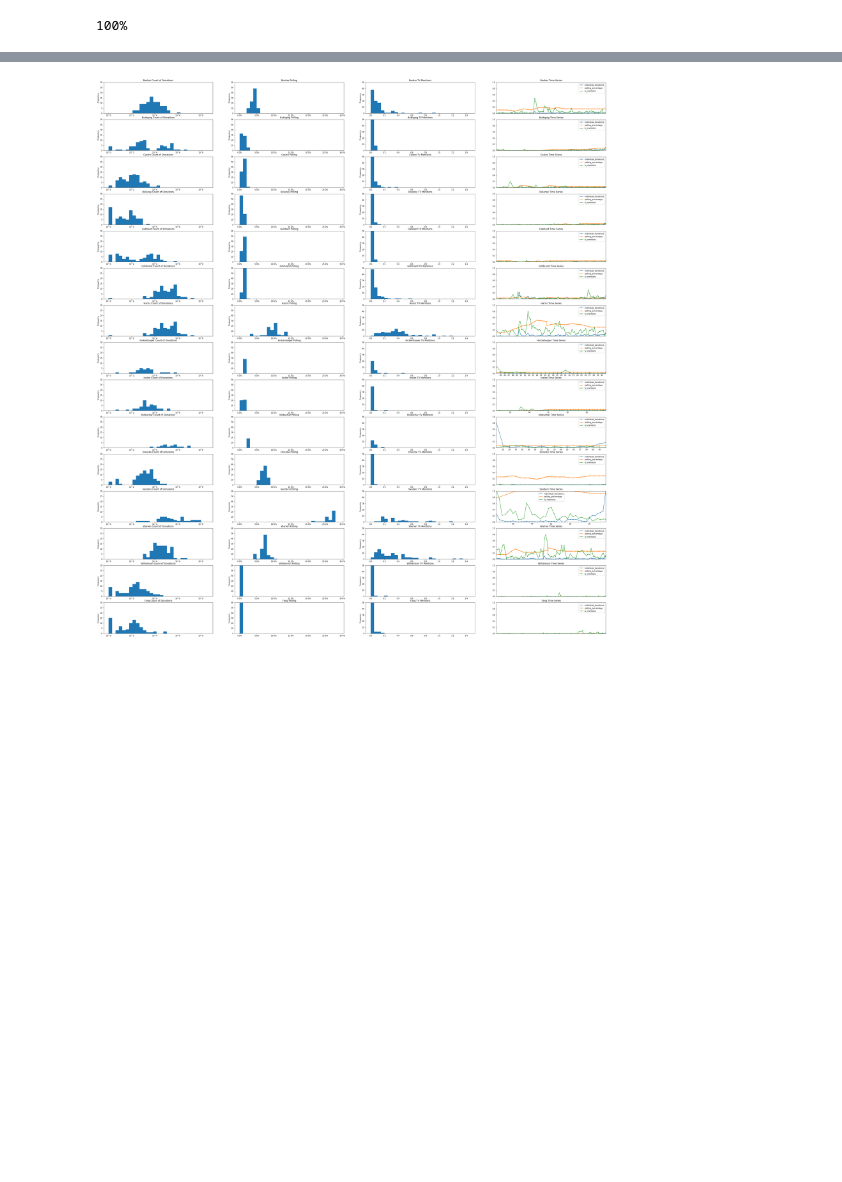
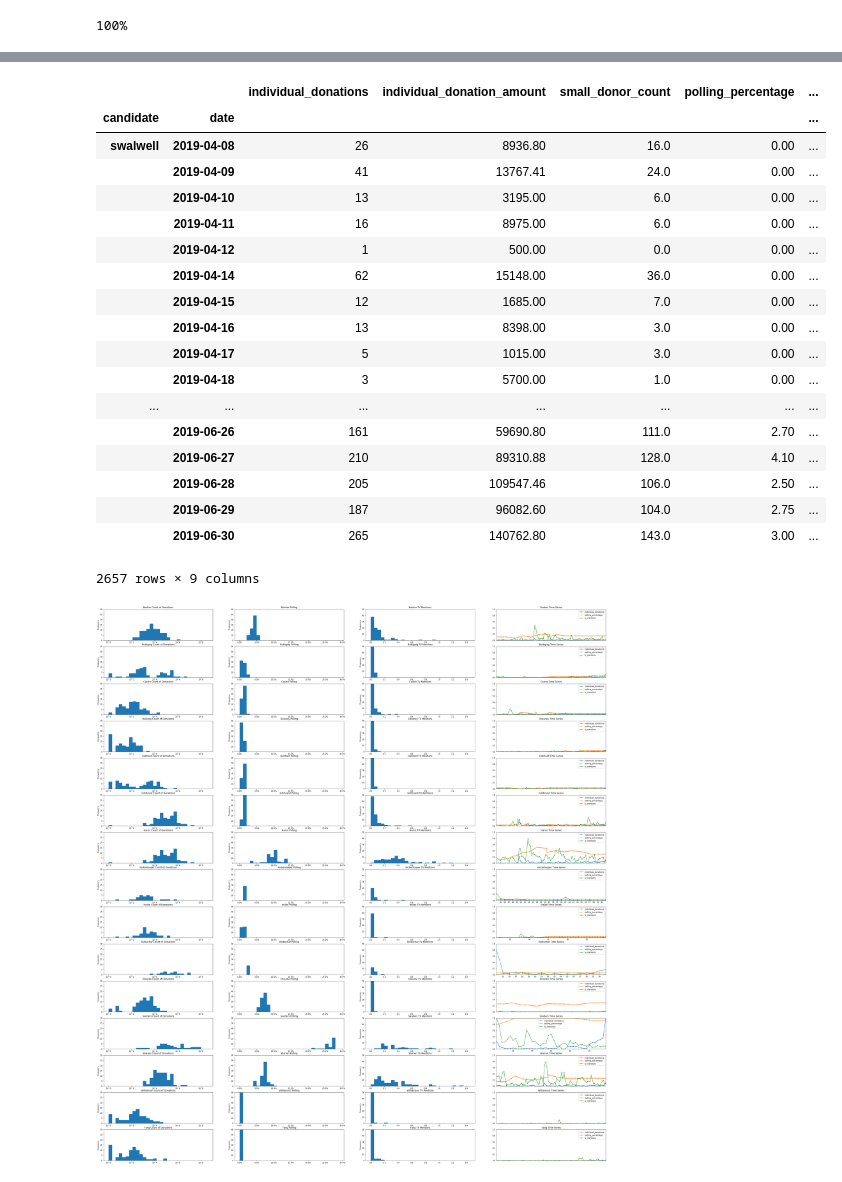
Before and after one commit to berkeley-politics-capstone/politics-capstone, a Jupyter notebook: src/polls_to_donations_model.ipynb, the cells around one changed output, grey strips where cells are left out. Saved outputs shown, nothing was run; the diff lists cells and outputs as text; code cells hidden in the pictures; blank space fills up the shorter version.

```diff
--- a/src/polls_to_donations_model.ipynb
+++ b/src/polls_to_donations_model.ipynb
@@ -241,3 +347,25 @@ dataset.head(15)
+# %%
+pd.read_pickle("../master_dataset.pkl")
+# %% [output]
+|  |  | individual_donations | individual_donation_amount | small_donor_count | polling_percentage | ... |
+| candidate | date |  |  |  |  | ... |
+| swalwell | 2019-04-08 | 26 | 8936.80 | 16.0 | 0.00 | ... |
+|  | 2019-04-09 | 41 | 13767.41 | 24.0 | 0.00 | ... |
+|  | 2019-04-10 | 13 | 3195.00 | 6.0 | 0.00 | ... |
+|  | 2019-04-11 | 16 | 8975.00 | 6.0 | 0.00 | ... |
+|  | 2019-04-12 | 1 | 500.00 | 0.0 | 0.00 | ... |
+|  | 2019-04-14 | 62 | 15148.00 | 36.0 | 0.00 | ... |
+|  | 2019-04-15 | 12 | 1685.00 | 7.0 | 0.00 | ... |
+|  | 2019-04-16 | 13 | 8398.00 | 3.0 | 0.00 | ... |
+|  | 2019-04-17 | 5 | 1015.00 | 3.0 | 0.00 | ... |
+|  | 2019-04-18 | 3 | 5700.00 | 1.0 | 0.00 | ... |
+| ... | ... | ... | ... | ... | ... | ... |
+|  | 2019-06-26 | 161 | 59690.80 | 111.0 | 2.70 | ... |
+|  | 2019-06-27 | 210 | 89310.88 | 128.0 | 4.10 | ... |
+|  | 2019-06-28 | 205 | 109547.46 | 106.0 | 2.50 | ... |
+|  | 2019-06-29 | 187 | 96082.60 | 104.0 | 2.75 | ... |
+|  | 2019-06-30 | 265 | 140762.80 | 143.0 | 3.00 | ... |
+2657 rows × 9 columns
 # %%
 n_candid = len(dataset["candidate"].unique())
 n_features = 4
```
Also changed, not shown: parts of 11 cells of this notebook, 2 other files.
